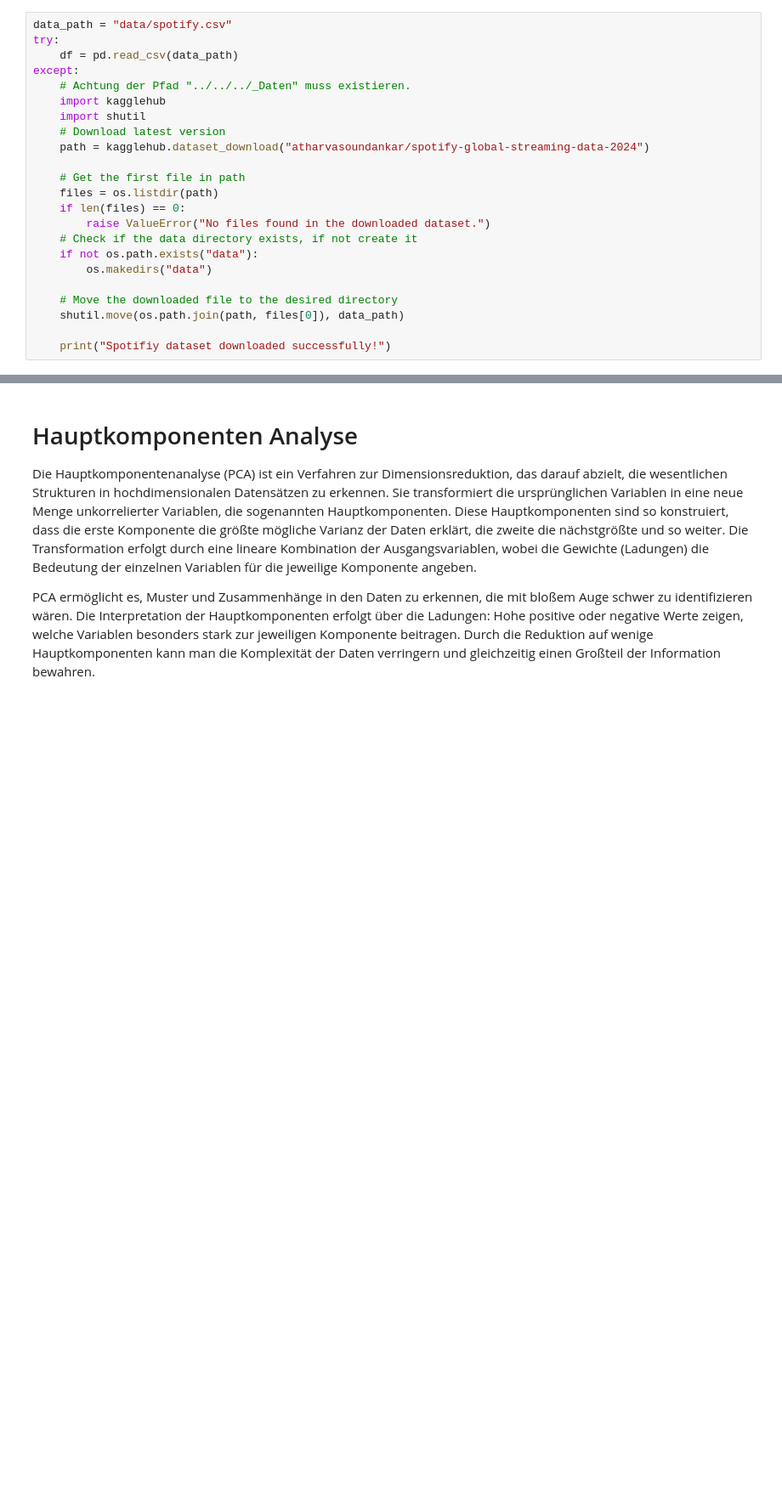
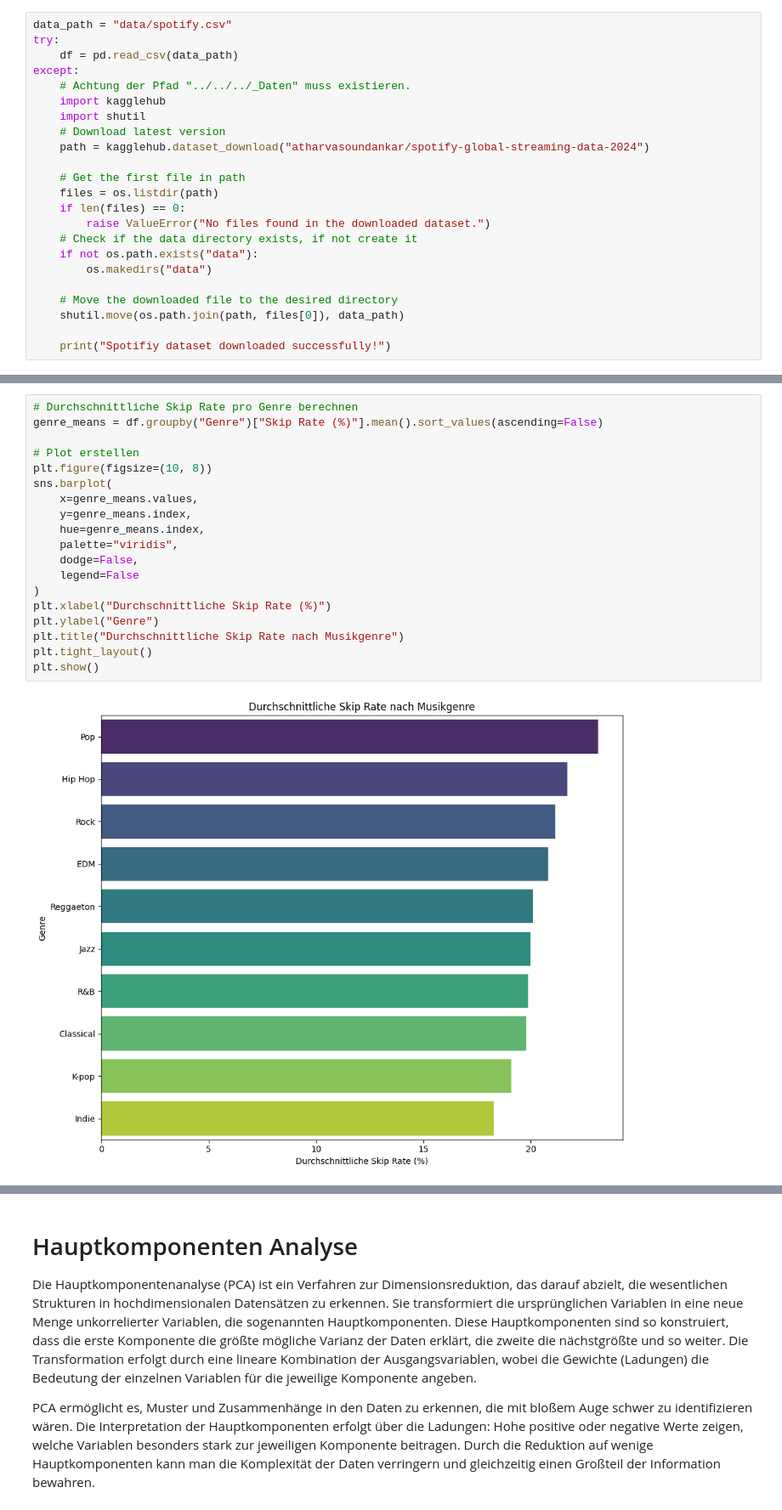
Before and after one commit to LeXeS2/spotify_angewandte_datenanalyse, a Jupyter notebook: spotify.ipynb, the cells around one changed output, grey strips where cells are left out. Shown at 85% size. Saved outputs shown, nothing was run; the diff lists cells and outputs as text; blank space fills up the shorter version.

```diff
--- a/spotify.ipynb
+++ b/spotify.ipynb
@@ -75,0 +211,21 @@ plt.show()
+# %%
+# Durchschnittliche Skip Rate pro Genre berechnen
+genre_means = df.groupby("Genre")["Skip Rate (%)"].mean().sort_values(ascending=False)
+
+# Plot erstellen
+plt.figure(figsize=(10, 8))
+sns.barplot(
+    x=genre_means.values,
+    y=genre_means.index,
+    hue=genre_means.index,
+    palette="viridis",
+    dodge=False,
+    legend=False
+)
+plt.xlabel("Durchschnittliche Skip Rate (%)")
+plt.ylabel("Genre")
+plt.title("Durchschnittliche Skip Rate nach Musikgenre")
+plt.tight_layout()
+plt.show()
+# %% [output]
+[figure, added]
```
Also changed, not shown: parts of 38 cells of this notebook.
